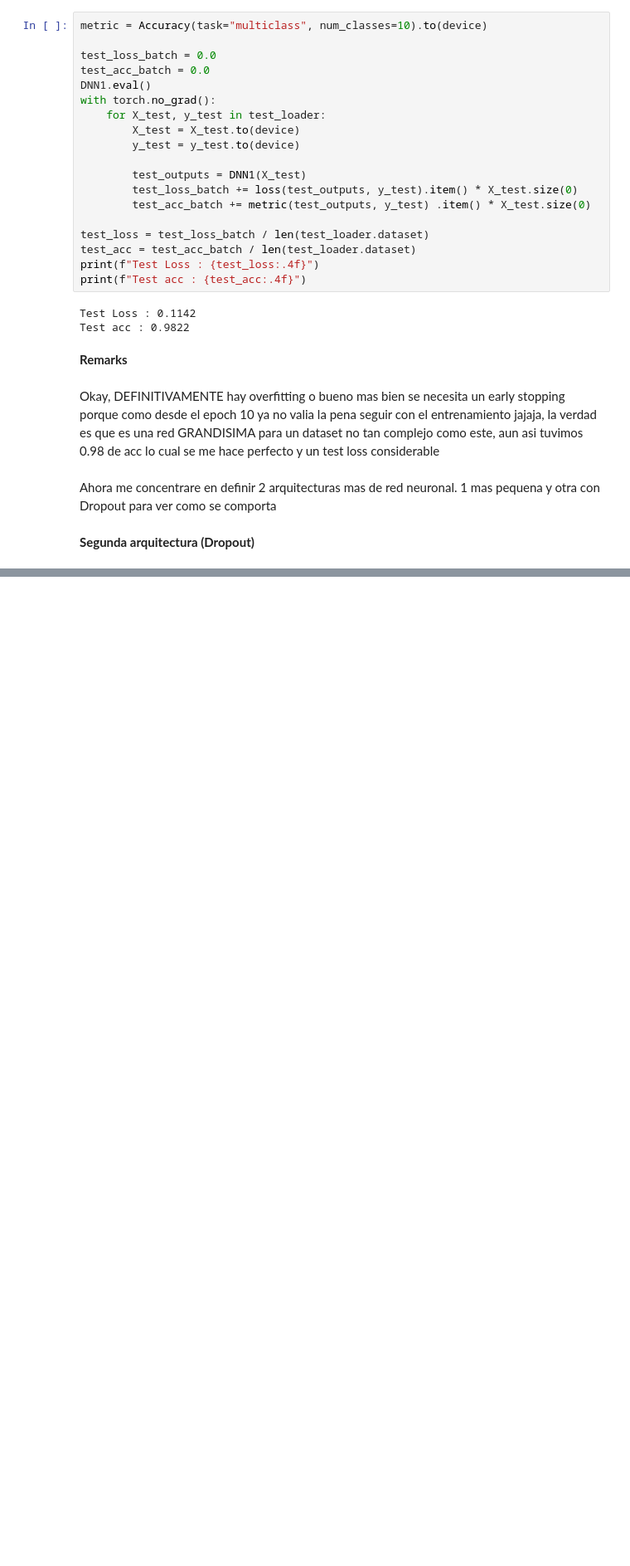
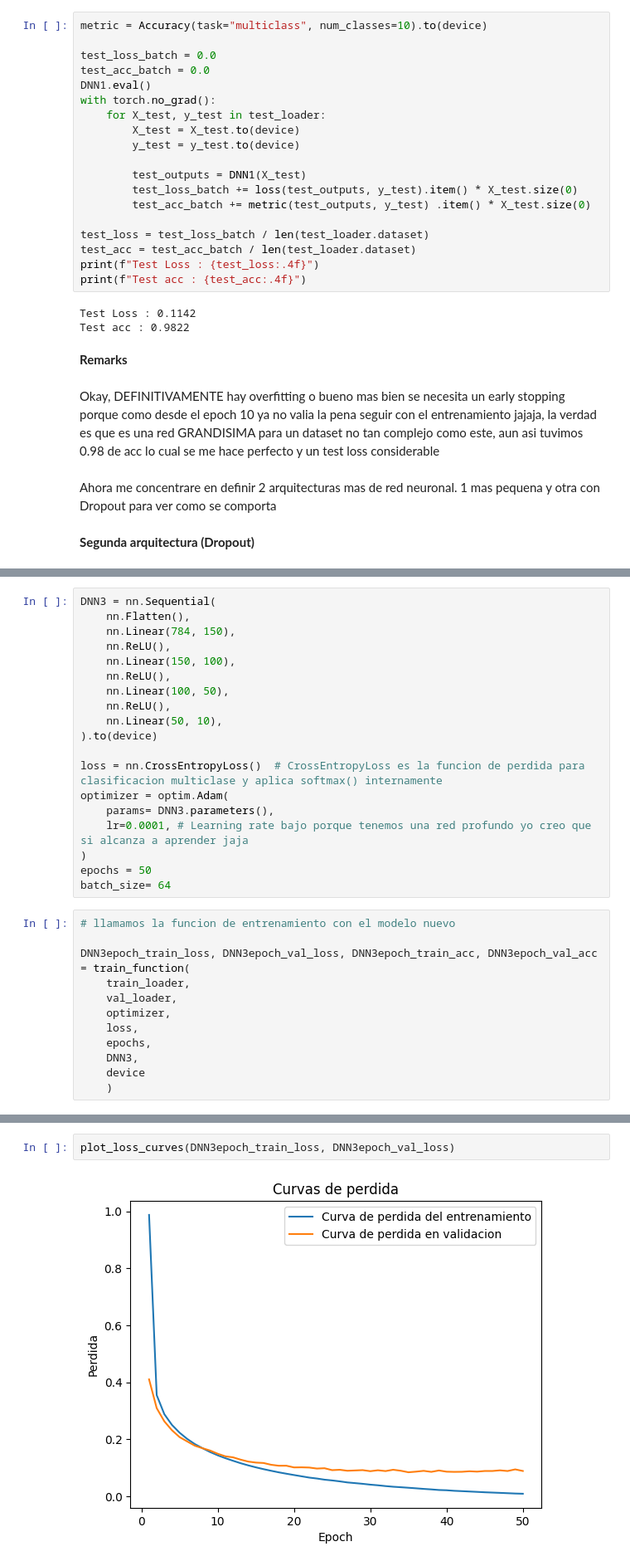
Before and after one commit to HiramZ04/computational-intelligence-class, a Jupyter notebook: MNIST_feedforwardNN.ipynb, the cells around one changed output, grey strips where cells are left out. Shown at 83% size. Cells and saved outputs as stored; diff of their text form; blank space fills up the shorter version.

```diff
--- a/MNIST_feedforwardNN.ipynb
+++ b/MNIST_feedforwardNN.ipynb
@@ -306,0 +381,31 @@ batch_size= 64
+# %%
+DNN3 = nn.Sequential(
+    nn.Flatten(),
+    nn.Linear(784, 150),
+    nn.ReLU(),
+    nn.Linear(150, 100),
+    nn.ReLU(),
+    nn.Linear(100, 50),
+    nn.ReLU(),
+    nn.Linear(50, 10),
+).to(device)
+
+loss = nn.CrossEntropyLoss()  # CrossEntropyLoss es la funcion de perdida para clasificacion multiclase y aplica softmax() internamente
+optimizer = optim.Adam(
+    params= DNN3.parameters(),
+    lr=0.0001, # Learning rate bajo porque tenemos una red profundo yo creo que si alcanza a aprender jaja
+)
+epochs = 50
+batch_size= 64
+# %%
+# llamamos la funcion de entrenamiento con el modelo nuevo
+
+DNN3epoch_train_loss, DNN3epoch_val_loss, DNN3epoch_train_acc, DNN3epoch_val_acc = train_function(
+    train_loader,
+    val_loader,
+    optimizer,
+    loss,
+    epochs,
+    DNN3,
+    device
+    )
@@ -306,0 +437,4 @@ batch_size= 64
+# %%
+plot_loss_curves(DNN3epoch_train_loss, DNN3epoch_val_loss)
+# %% [output]
+[figure, added]
```
Also changed, not shown: parts of 12 cells of this notebook.
